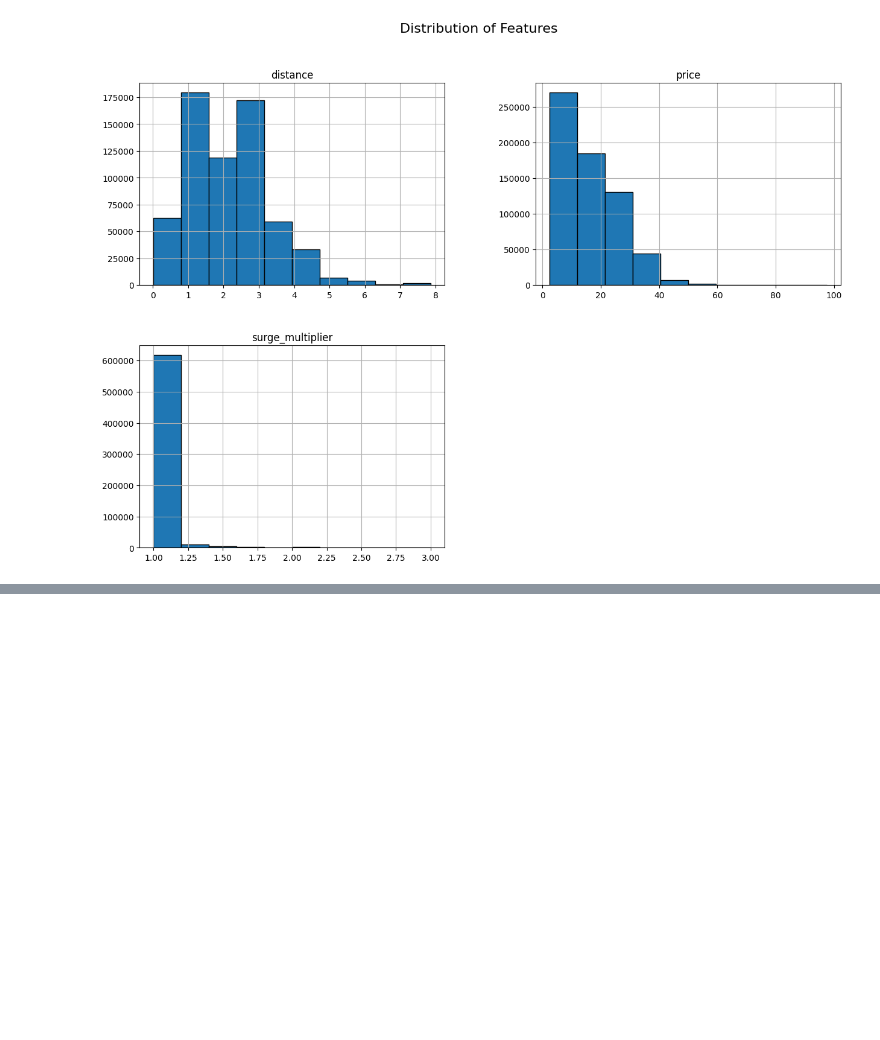
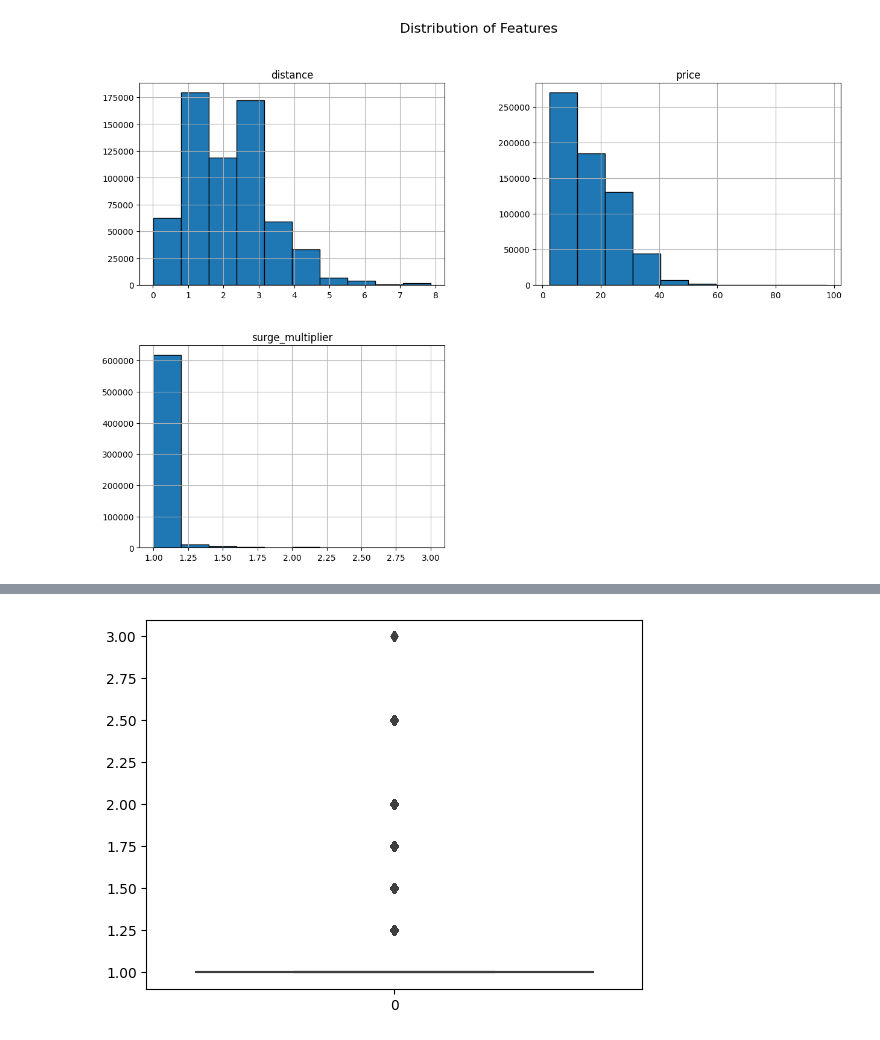
Before and after one commit to Kishan-Kumar-Zalavadia/Machine-Learning_Project, a Jupyter notebook: ML.ipynb, the cells around one changed output, grey strips where cells are left out. Saved outputs shown, nothing was run; the diff lists cells and outputs as text; code cells hidden in the pictures; blank space fills up the shorter version.

```diff
--- a/ML.ipynb
+++ b/ML.ipynb
@@ -122,0 +130,5 @@ plt.show()
+# %%
+sns.boxplot(data=ride["surge_multiplier"])
+plt.show()
+# %% [output]
+[figure, added]
```
Also changed, not shown: parts of 2 cells of this notebook.
